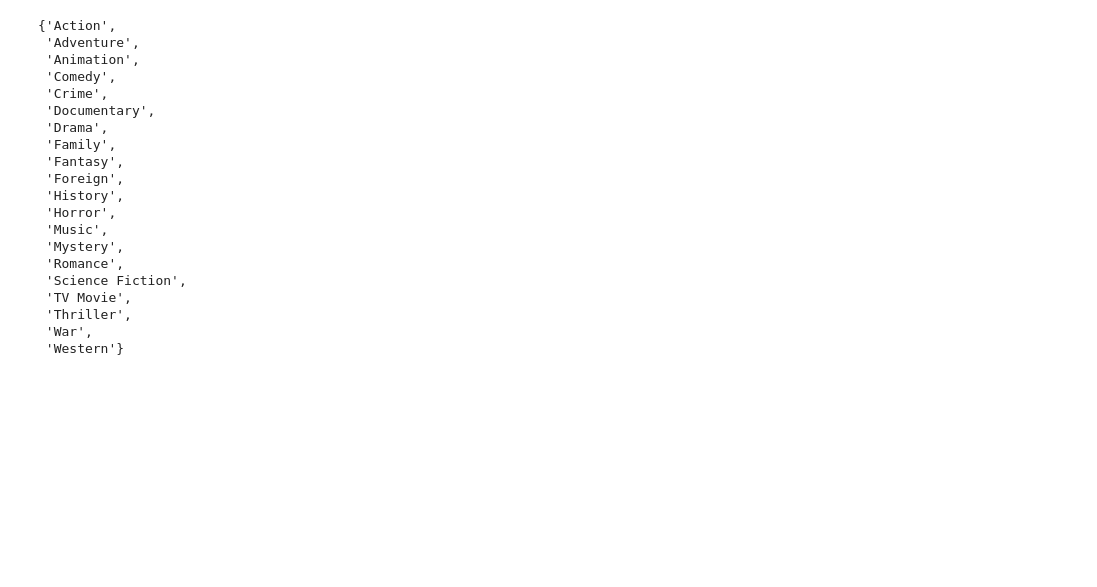
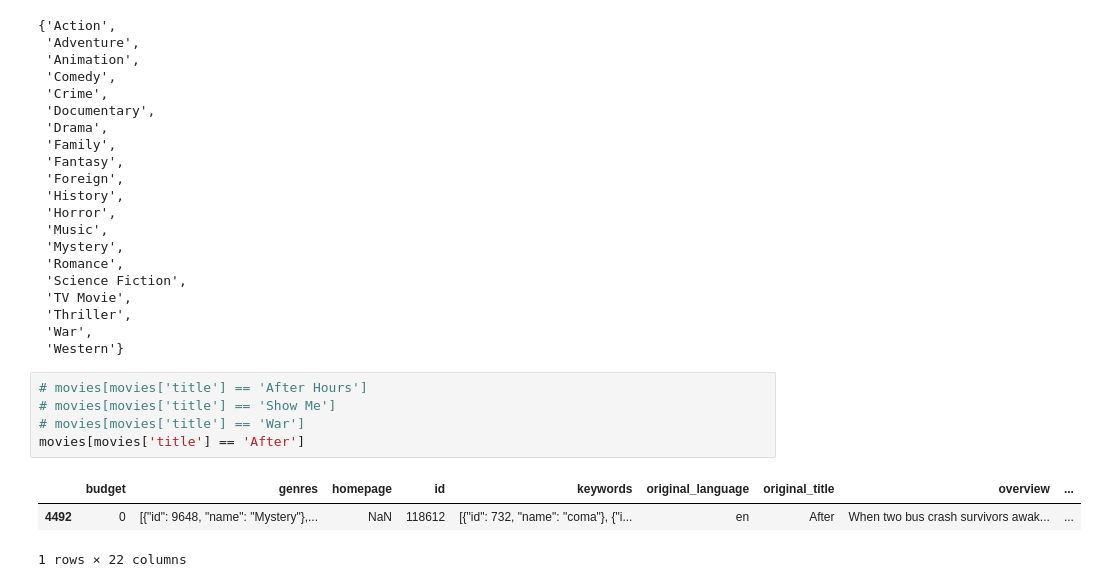
Before and after one commit to MattE34/CinemaGPT, a Jupyter notebook: notebooks/eda.ipynb, the cells around one changed output. Saved outputs shown, nothing was run; the diff lists cells and outputs as text; blank space fills up the shorter version.

```diff
--- a/notebooks/eda.ipynb
+++ b/notebooks/eda.ipynb
@@ -164,3 +164,12 @@ unique_genres
  'Thriller',
  'War',
  'Western'}
+# %%
+# movies[movies['title'] == 'After Hours']
+# movies[movies['title'] == 'Show Me']
+# movies[movies['title'] == 'War']
+movies[movies['title'] == 'After']
+# %% [output]
+|  | budget | genres | homepage | id | keywords | original_language | original_title | overview | ... |
+| 4492 | 0 | [{"id": 9648, "name": "Mystery"},... | NaN | 118612 | [{"id": 732, "name": "coma"}, {"i... | en | After | When two bus crash survivors awak... | ... |
+1 rows × 22 columns
```
Also changed, not shown: 2 other files.
